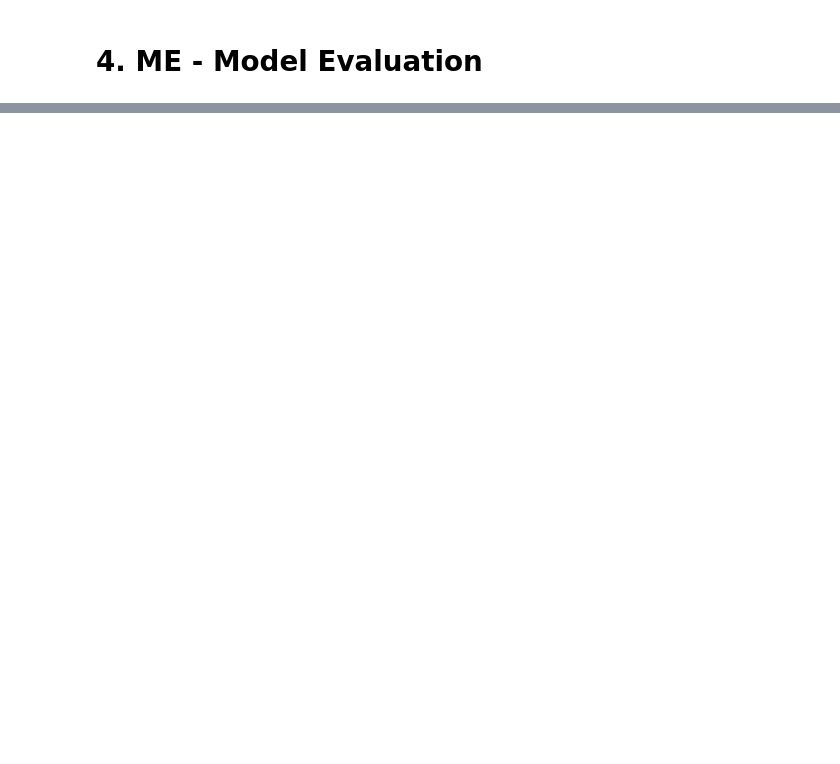
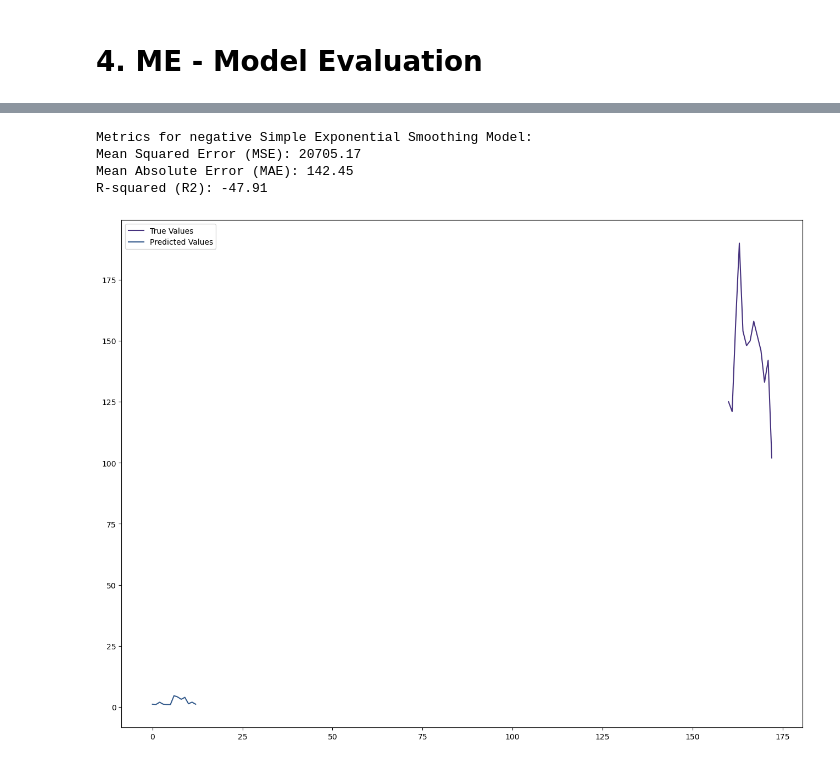
Before and after one commit to PPortela00/Recommendation-System---, a Jupyter notebook: NLP&TS/TS.ipynb, the cells around one changed output, grey strips where cells are left out. Drawn from its saved outputs; the diff is of its cells as text; code cells hidden in the pictures; blank space fills up the shorter version.

Commit message:
Evaluation and list of results

```diff
--- a/NLP&TS/TS.ipynb
+++ b/NLP&TS/TS.ipynb
@@ -458,0 +491,24 @@ display(LineaRegression_neg.score(X_train_neg, y_train_neg))
+# %%
+# Transform the test data using the same scaler
+X_test_neg, y_test_neg = neg_pp_reg_test.drop(columns=['review_id', 'date']), neg_pp_reg_test['review_id']
+
+# Use the previously fitted scalers
+X_test_neg_scaled = scaler_neg.transform(X_test_neg)
+
+# Make predictions for the test set
+y_pred_neg = LineaRegression_neg.predict(X_test_neg_scaled)
+# Evaluation metrics for positive model
+lr_mse_neg = mean_squared_error(y_test_neg, y_pred_neg)
+lr_mae_neg = mean_absolute_error(y_test_neg, y_pred_neg)
+lr_r2_neg = r2_score(y_test_neg, y_pred_neg)
+
+print("Metrics for Positive Model:")
+print(f'Mean Squared Error (MSE): {lr_mse_neg:.2f}')
+print(f'Mean Absolute Error (MAE): {lr_mae_neg:.2f}')
+print(f'R-squared (R2): {lr_r2_neg:.2f}')
+
+# Plotting
+plt.plot(y_test_neg, label='True Values')
+plt.plot(y_pred_neg, label='Predicted Values')
+plt.legend()
+plt.show()
@@ -458,0 +565,25 @@ display(LineaRegression_neg.score(X_train_neg, y_train_neg))
+# %%
+# Make predictions on the test set
+y_pred_neg = SimpleExpSmoothing_neg_results.predict(start=0, end=len(neg_test)-1)
+
+# Evaluation metrics for negative model
+mse_neg = mean_squared_error(y_test_neg, y_pred_neg)
+mae_neg = mean_absolute_error(y_test_neg, y_pred_neg)
+r2_neg = r2_score(y_test_neg, y_pred_neg)
+
+print("Metrics for negative Simple Exponential Smoothing Model:")
+print(f'Mean Squared Error (MSE): {mse_neg:.2f}')
+print(f'Mean Absolute Error (MAE): {mae_neg:.2f}')
+print(f'R-squared (R2): {r2_neg:.2f}')
+
+# Plotting
+plt.plot(y_test_neg, label='True Values')
+plt.plot(y_pred_neg, label='Predicted Values')
+plt.legend()
+plt.show()
+# %% [output]
+Metrics for negative Simple Exponential Smoothing Model:
+Mean Squared Error (MSE): 20705.17
+Mean Absolute Error (MAE): 142.45
+R-squared (R2): -47.91
+[figure, added]
```
Also changed, not shown: parts of 33 cells of this notebook.
